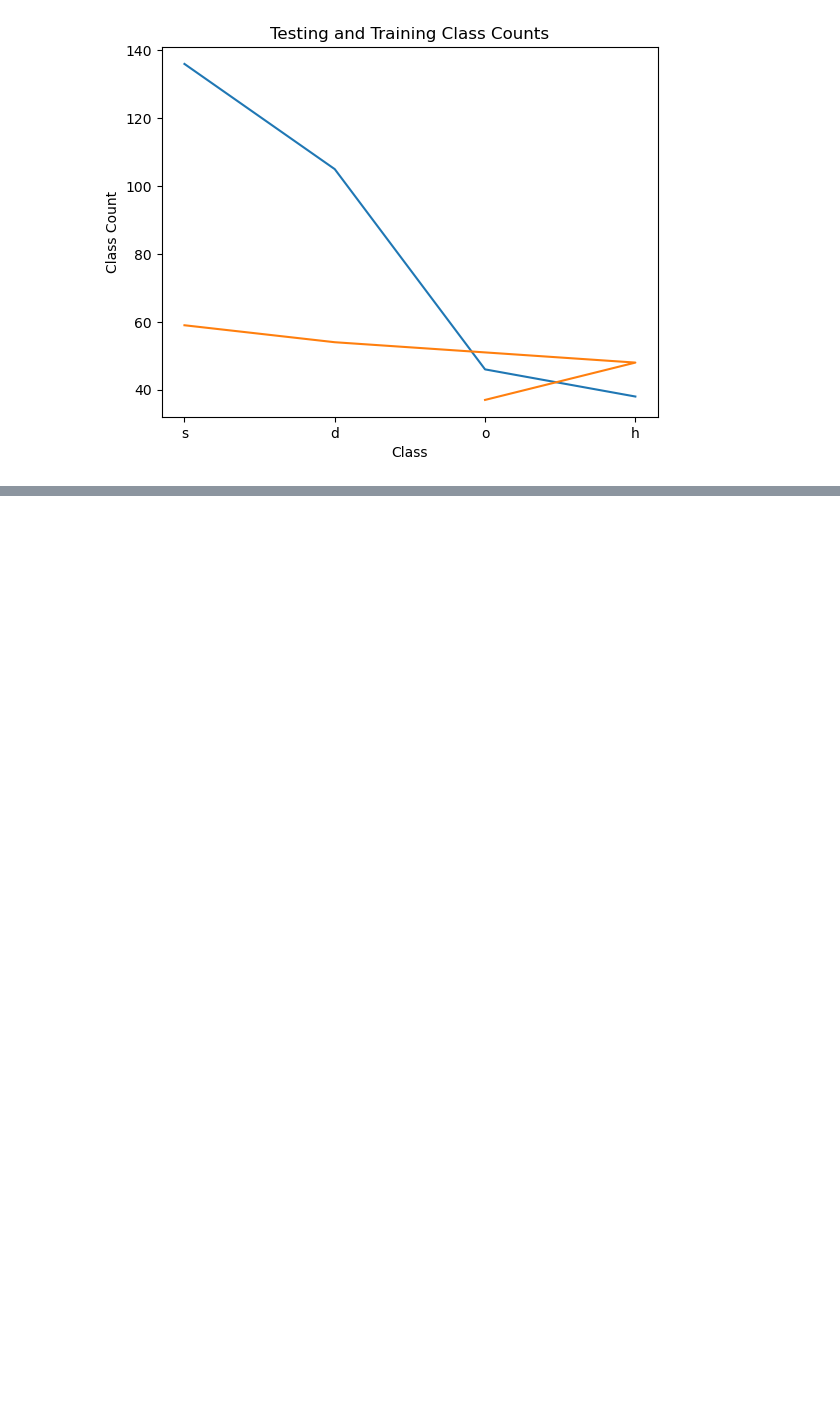
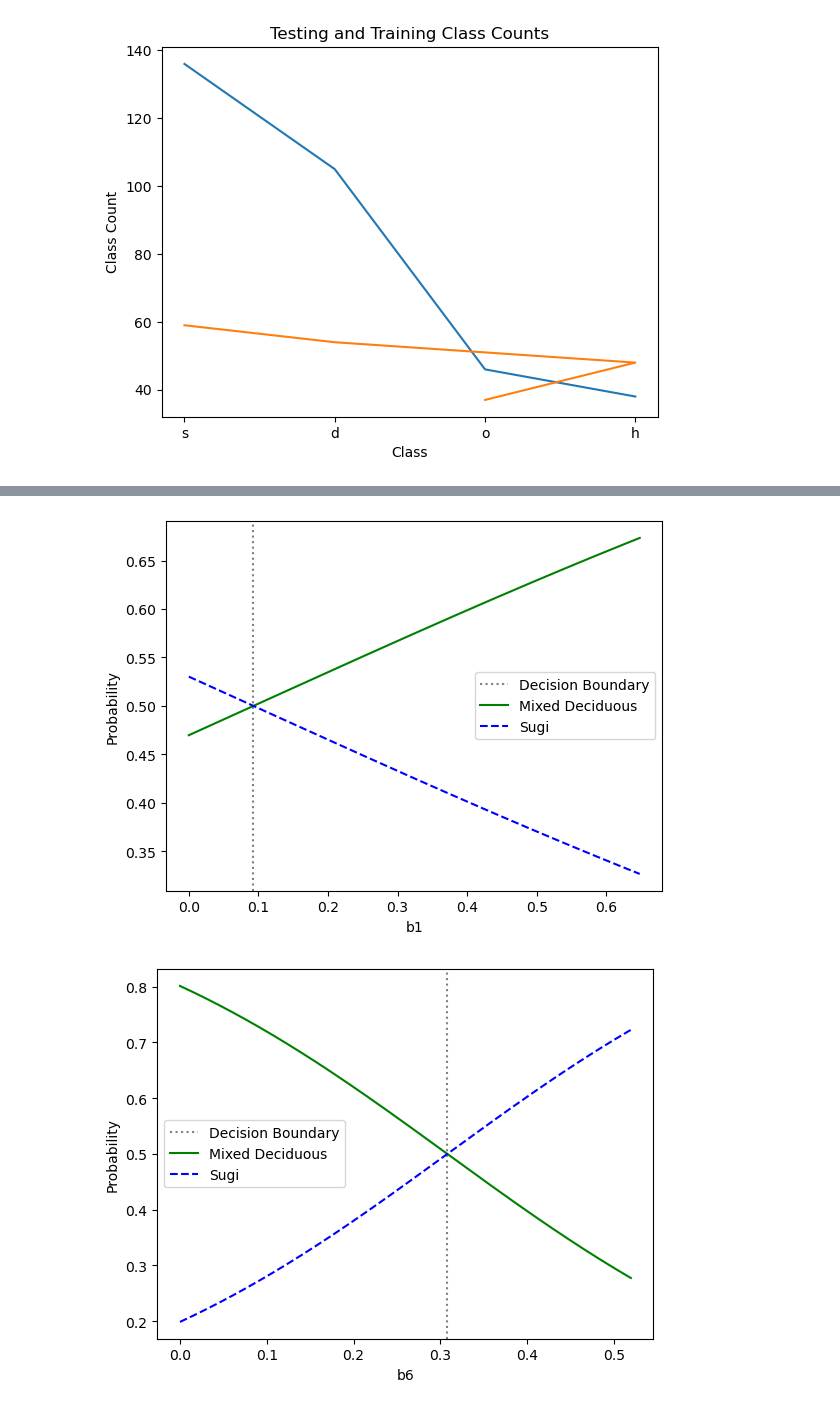
Before and after one commit to Oatesha/Machine-Learning, a Jupyter notebook: Assign 1/assignment1.ipynb, the cells around one changed output, grey strips where cells are left out. Cells and saved outputs as stored; diff of their text form; code cells hidden in the pictures; blank space fills up the shorter version.

```diff
--- a/Assign 1/assignment1.ipynb
+++ b/Assign 1/assignment1.ipynb
@@ -115,0 +263,39 @@ plt.show()
+# %%
+#function to plot estimated probabilities and decision boundary of logistic regression
+def plot_prediction_probabilities(feature, X_train, X_test, y_train):
+    # Create a logistic regression model using the selected feature
+    X_train_feature = X_train[[feature]]
+    X_test_feature = X_test[[feature]]
+
+    #initialise logistic regression classification object and fit to our selected features training values
+    logistic_regression = LogisticRegression()
+    logistic_regression.fit(X_train_feature, y_train)
+
+    #find valid x axis range by stepping through the range of values for our feature
+    X_axis_range = np.linspace(X_test_feature.min(), X_test_feature.max(), 1000).reshape(-1, 1)
+
+    # Calculate probabilities for the selected feature
+    y_predicted_probability = logistic_regression.predict_proba(X_axis_range)
+
+    decision_boundary_index = np.argmin(np.abs(y_predicted_probability[:, 1] - y_predicted_probability[:, 0]))
+    decision_boundary_index_x = X_axis_range[decision_boundary_index]
+
+    # Add a dotted vertical line at the decision boundary
+    plt.axvline(decision_boundary_index_x, color='grey', linestyle=':', label="Decision Boundary")
+
+    #plot the x axis range
+    plt.plot(X_axis_range, y_predicted_probability[:, 1], "g-", label="Mixed Deciduous")
+    plt.plot(X_axis_range, y_predicted_probability[:, 0], "b--", label="Sugi")
+
+    #formatting plots
+    plt.xlabel(feature)
+    plt.ylabel("Probability")
+    plt.legend()
+
+    plt.show()
+
+plot_prediction_probabilities("b1", x_train_sd, x_test_sd, y_train_sd)
+plot_prediction_probabilities("b6", x_train_sd, x_test_sd, y_train_sd)
+# %% [output]
+[figure, added]
+[figure, added]
```
Also changed, not shown: parts of 40 cells of this notebook, 1 other file.
